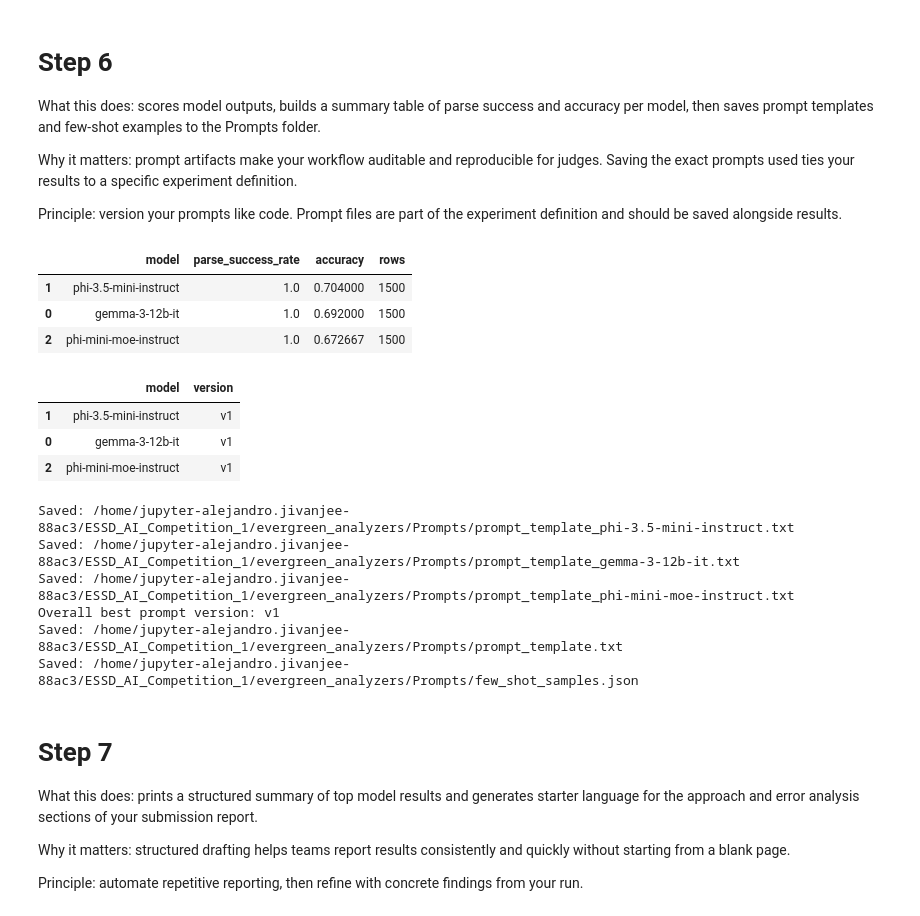
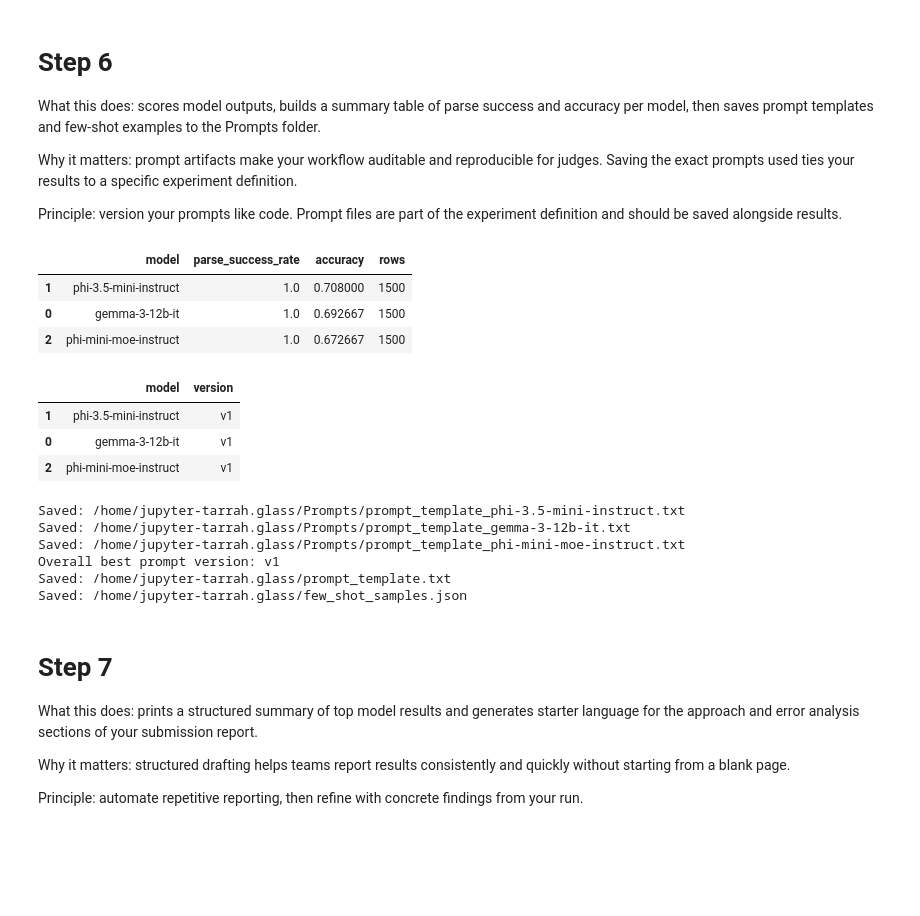
Before and after one commit to victoria-reynolds-pnnl/ESSD_AI_Competition_1, a Jupyter notebook: evergreen_analyzers/Notebooks/week4_llm_benchmark_multi_model_AL_1500_rows.ipynb, the cells around one changed output. Saved outputs shown, nothing was run; the diff lists cells and outputs as text; code cells hidden in the pictures; blank space fills up the shorter version.

Commit message:
path cleanup, runs benchmark in jupyterhub successfully

```diff
--- a/evergreen_analyzers/Notebooks/week4_llm_benchmark_multi_model_AL_1500_rows.ipynb
+++ b/evergreen_analyzers/Notebooks/week4_llm_benchmark_multi_model_AL_1500_rows.ipynb
@@ -46,11 +48,8 @@ difficult to find, update, and audit.
 # %%
-ROOT = Path('/home/jupyter-alejandro.jivanjee-88ac3') / 'ESSD_AI_Competition_1/evergreen_analyzers/Notebooks'
+ROOT = Path('.').resolve()
 
-WEEK3_TEST_CSV = ROOT / 'week3_artifacts' / 'data_cleaned_split.csv'
-WEEK3_ML_RESULTS_CSV = ROOT / 'week3_artifacts' / 'arima_arimax_results.csv'
-
-print("Test CSV exists:", WEEK3_TEST_CSV.exists())
-print("ML CSV exists:", WEEK3_ML_RESULTS_CSV.exists())
+WEEK3_TEST_CSV = ROOT / 'data_cleaned_split.csv'
+WEEK3_ML_RESULTS_CSV = ROOT / 'arima_arimax_results.csv'
 
 ID_COL = "monitoring_location_id"
 TEXT_COL = "flow_rate" # TODO: update
@@ -65,7 +64,26 @@ MODEL_ENDPOINTS = [
 API_KEY = 'EMPTY'
 ITERATION_NUMBER = 1
 
+# Create Results and Prompts directory if they do not exist
 OUTPUT_DIR = ROOT / 'Results'
 OUTPUT_DIR.mkdir(parents=True, exist_ok=True)
-RAW_RESULTS_PATH = OUTPUT_DIR / f'llm_results_raw_{ITERATION_NUMBER}.csv'
-CLEAN_RESULTS_PATH = OUTPUT_DIR / f'llm_results_clean_{ITERATION_NUMBER}.csv'
+
+PROMPTS_DIR = ROOT / 'Prompts'
+PROMPTS_DIR.mkdir(parents=True, exist_ok=True)
+
+def get_unique_path(base_path):
+    path = Path(base_path)
+    if not path.exists():
+        return path
+    stem = path.stem
+    suffix = path.suffix
+    parent = path.parent
+    i = 1
+    while True:
+        new_path = parent / f"{stem}_{i}{suffix}"
+        if not new_path.exists():
+            return new_path
+        i += 1
+
+RAW_RESULTS_PATH = get_unique_path(OUTPUT_DIR / f'llm_results_raw_{ITERATION_NUMBER}.csv')
+CLEAN_RESULTS_PATH = get_unique_path(OUTPUT_DIR / f'llm_results_clean_{ITERATION_NUMBER}.csv')
@@ -380,10 +395,6 @@ Saving the exact prompts used ties your results to a specific experiment definit
 Principle: version your prompts like code. Prompt files are part of the experiment
 definition and should be saved alongside results.
 # %%
-
-# To this
-PROMPT_DIR = Path('/home/jupyter-alejandro.jivanjee-88ac3/ESSD_AI_Competition_1/evergreen_analyzers/Prompts')
-PROMPT_DIR.mkdir(parents=True, exist_ok=True)
 
 # Build summary from results_df (from Step 6 benchmark loop)
 clean_df = results_df[results_df['parse_ok'] == True].copy()
@@ -406,52 +417,52 @@ display(best_by_model)
 overall_best_version = 'v1'
 final_prompt_example = make_prompt(df.iloc[0], label_values)
 
-prompt_template_path = PROMPT_DIR / 'prompt_template.txt'
-few_shot_path = PROMPT_DIR / 'few_shot_samples.json'
+prompt_template_path = ROOT / 'prompt_template.txt'
+few_shot_path = ROOT / 'few_shot_samples.json'
 prompt_template_path.write_text(final_prompt_example, encoding='utf-8')
 
 # Placeholder few-shot samples using flow rate domain
 few_shot_samples = [
     {
         'input_text': 'Flow rate: 1200.0 cfs, 21-day rolling average: 1100.00 cfs',
         'output_json': {'prediction': 'Low', 'confidence': 0.91}
     },
     {
         'input_text': 'Flow rate: 15000.0 cfs, 21-day rolling average: 13500.00 cfs',
         'output_json': {'prediction': 'High', 'confidence': 0.95}
     },
     {
         'input_text': 'Flow rate: 6460.0 cfs, 21-day rolling average: 6460.00 cfs',
         'output_json': {'prediction': 'Medium', 'confidence': 0.88}
     }
 ]
 few_shot_path.write_text(json.dumps(few_shot_samples, indent=2), encoding='utf-8')
 
 # Save model-specific prompt files
 for _, row in best_by_model.iterrows():
     model_prompt = make_prompt(df.iloc[0], label_values)
-    model_prompt_path = PROMPT_DIR / f"prompt_template_{row['model']}.txt"
+    model_prompt_path = PROMPTS_DIR / f"prompt_template_{row['model']}.txt"
     model_prompt_path.write_text(model_prompt, encoding='utf-8')
     print(f"Saved: {model_prompt_path}")
 
 print(f'Overall best prompt version: {overall_best_version}')
 print(f'Saved: {prompt_template_path}')
 print(f'Saved: {few_shot_path}')
 # %% [output]
 |  | model | parse_success_rate | accuracy | rows |
-| 1 | phi-3.5-mini-instruct | 1.0 | 0.704000 | 1500 |
-| 0 | gemma-3-12b-it | 1.0 | 0.692000 | 1500 |
+| 1 | phi-3.5-mini-instruct | 1.0 | 0.708000 | 1500 |
+| 0 | gemma-3-12b-it | 1.0 | 0.692667 | 1500 |
 | 2 | phi-mini-moe-instruct | 1.0 | 0.672667 | 1500 |
 |  | model | version |
 | 1 | phi-3.5-mini-instruct | v1 |
 | 0 | gemma-3-12b-it | v1 |
 | 2 | phi-mini-moe-instruct | v1 |
-Saved: /home/jupyter-alejandro.jivanjee-88ac3/ESSD_AI_Competition_1/evergreen_analyzers/Prompts/prompt_template_phi-3.5-mini-instruct.txt
-Saved: /home/jupyter-alejandro.jivanjee-88ac3/ESSD_AI_Competition_1/evergreen_analyzers/Prompts/prompt_template_gemma-3-12b-it.txt
-Saved: /home/jupyter-alejandro.jivanjee-88ac3/ESSD_AI_Competition_1/evergreen_analyzers/Prompts/prompt_template_phi-mini-moe-instruct.txt
+Saved: /home/jupyter-tarrah.glass/Prompts/prompt_template_phi-3.5-mini-instruct.txt
+Saved: /home/jupyter-tarrah.glass/Prompts/prompt_template_gemma-3-12b-it.txt
+Saved: /home/jupyter-tarrah.glass/Prompts/prompt_template_phi-mini-moe-instruct.txt
 Overall best prompt version: v1
-Saved: /home/jupyter-alejandro.jivanjee-88ac3/ESSD_AI_Competition_1/evergreen_analyzers/Prompts/prompt_template.txt
-Saved: /home/jupyter-alejandro.jivanjee-88ac3/ESSD_AI_Competition_1/evergreen_analyzers/Prompts/few_shot_samples.json
+Saved: /home/jupyter-tarrah.glass/prompt_template.txt
+Saved: /home/jupyter-tarrah.glass/few_shot_samples.json
 # %% [markdown]
 # Step 7
 What this does: prints a structured summary of top model results and generates starter
```
Also changed, not shown: parts of 11 cells of this notebook, 11 other files.
